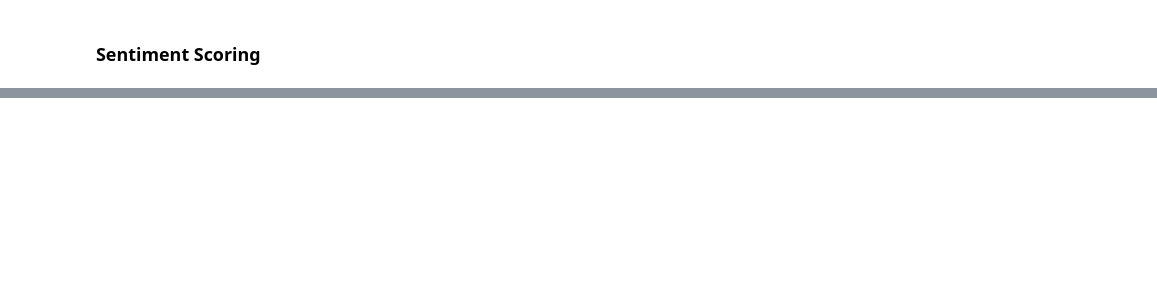
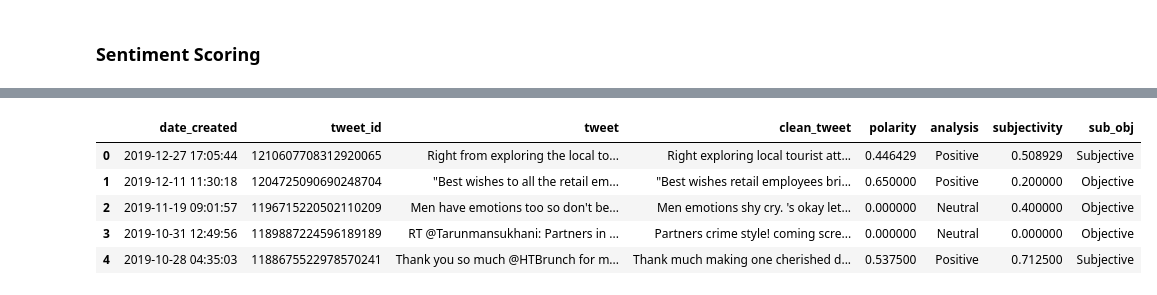
Before and after one commit to esharma3/Twitter_Sentiment_Analysis, a Jupyter notebook: main.ipynb, the cells around one changed output, grey strips where cells are left out. Drawn from its saved outputs; the diff is of its cells as text; code cells hidden in the pictures; blank space fills up the shorter version.

Commit message:
clean & formatted code

```diff
--- a/main.ipynb
+++ b/main.ipynb
@@ -240,0 +244,11 @@ senti_img=plot_sentiments()
+# %%
+def getSubjectivity(tweet):
+    sentiment_subjectivity = TextBlob(tweet).sentiment.subjectivity
+    return sentiment_subjectivity
+
+
+def getSubAnalysis(subjectivity_score):
+    if subjectivity_score < 0.5:
+        return "Objective"
+    else:
+        return "Subjective"
@@ -240,0 +257,3 @@ senti_img=plot_sentiments()
+# %%
+tweet_df["subjectivity"] = tweet_df["clean_tweet"].apply(getSubjectivity)
+tweet_df["sub_obj"] = tweet_df["subjectivity"].apply(getSubAnalysis)
@@ -240,0 +262,9 @@ senti_img=plot_sentiments()
+# %%
+tweet_df.head()
+# %% [output]
+|  | date_created | tweet_id | tweet | clean_tweet | polarity | analysis | subjectivity | sub_obj |
+| 0 | 2019-12-27 17:05:44 | 1210607708312920065 | Right from exploring the local to... | Right exploring local tourist att... | 0.446429 | Positive | 0.508929 | Subjective |
+| 1 | 2019-12-11 11:30:18 | 1204725090690248704 | "Best wishes to all the retail em... | "Best wishes retail employees bri... | 0.650000 | Positive | 0.200000 | Objective |
+| 2 | 2019-11-19 09:01:57 | 1196715220502110209 | Men have emotions too so don't be... | Men emotions shy cry. 's okay let... | 0.000000 | Neutral | 0.400000 | Objective |
+| 3 | 2019-10-31 12:49:56 | 1189887224596189189 | RT @Tarunmansukhani: Partners in ... | Partners crime style! coming scre... | 0.000000 | Neutral | 0.000000 | Objective |
+| 4 | 2019-10-28 04:35:03 | 1188675522978570241 | Thank you so much @HTBrunch for m... | Thank much making one cherished d... | 0.537500 | Positive | 0.712500 | Subjective |
```
Also changed, not shown: parts of 8 cells of this notebook.
